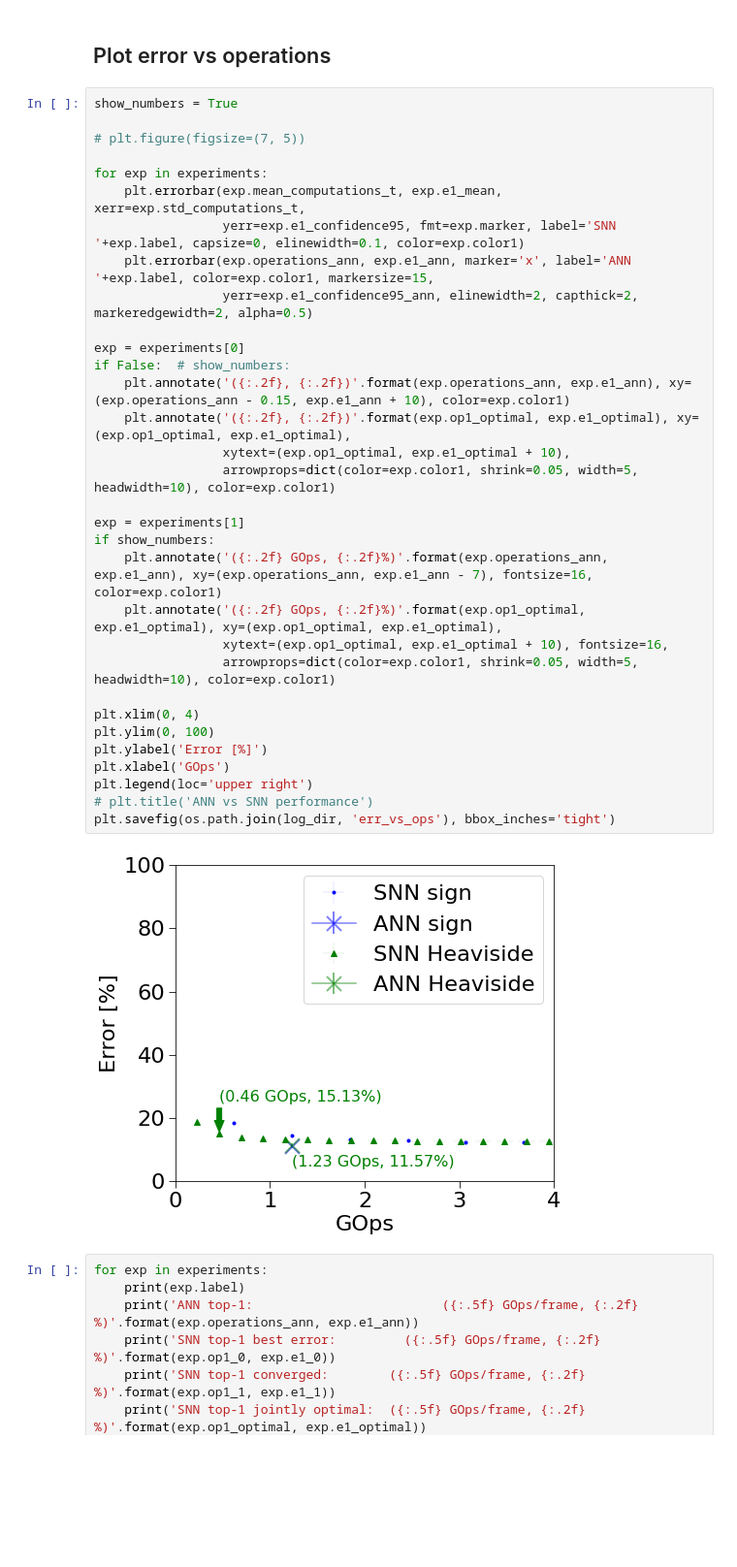
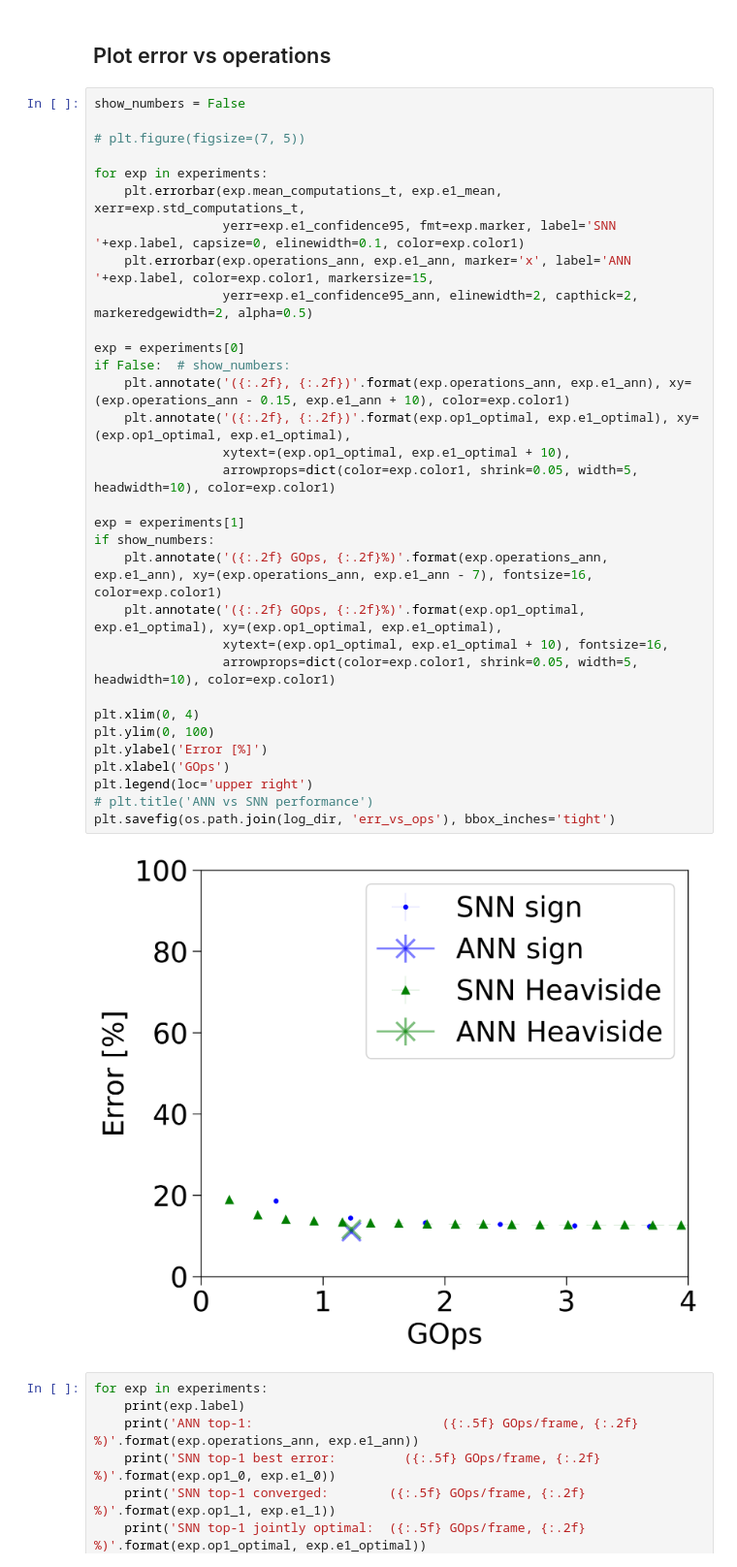
Before and after one commit to NeuromorphicProcessorProject/snn_toolbox, a Jupyter notebook: scripts/low_precision/binarynet_performance.ipynb, the cells around one changed output. Shown at 97% size. Cells and saved outputs as stored; diff of their text form; blank space fills up the shorter version.

```diff
--- a/scripts/low_precision/binarynet_performance.ipynb
+++ b/scripts/low_precision/binarynet_performance.ipynb
@@ -41,39 +45,39 @@ experiments = [exp_sign, exp_heaviside]
 # %% [markdown]
 ## Plot error vs operations
 # %%
-show_numbers = True
+show_numbers = False
 
 # plt.figure(figsize=(7, 5))
 
 for exp in experiments:
     plt.errorbar(exp.mean_computations_t, exp.e1_mean, xerr=exp.std_computations_t,
                  yerr=exp.e1_confidence95, fmt=exp.marker, label='SNN '+exp.label, capsize=0, elinewidth=0.1, color=exp.color1)
     plt.errorbar(exp.operations_ann, exp.e1_ann, marker='x', label='ANN '+exp.label, color=exp.color1, markersize=15,
                  yerr=exp.e1_confidence95_ann, elinewidth=2, capthick=2, markeredgewidth=2, alpha=0.5)
 
 exp = experiments[0]
 if False:  # show_numbers:
     plt.annotate('({:.2f}, {:.2f})'.format(exp.operations_ann, exp.e1_ann), xy=(exp.operations_ann - 0.15, exp.e1_ann + 10), color=exp.color1)
     plt.annotate('({:.2f}, {:.2f})'.format(exp.op1_optimal, exp.e1_optimal), xy=(exp.op1_optimal, exp.e1_optimal),
                  xytext=(exp.op1_optimal, exp.e1_optimal + 10),
                  arrowprops=dict(color=exp.color1, shrink=0.05, width=5, headwidth=10), color=exp.color1)
 
 exp = experiments[1]
 if show_numbers:
     plt.annotate('({:.2f} GOps, {:.2f}%)'.format(exp.operations_ann, exp.e1_ann), xy=(exp.operations_ann, exp.e1_ann - 7), fontsize=16, color=exp.color1)
     plt.annotate('({:.2f} GOps, {:.2f}%)'.format(exp.op1_optimal, exp.e1_optimal), xy=(exp.op1_optimal, exp.e1_optimal),
                  xytext=(exp.op1_optimal, exp.e1_optimal + 10), fontsize=16,
                  arrowprops=dict(color=exp.color1, shrink=0.05, width=5, headwidth=10), color=exp.color1)
 
 plt.xlim(0, 4)
 plt.ylim(0, 100)
 plt.ylabel('Error [%]')
 plt.xlabel('GOps')
 plt.legend(loc='upper right')
 # plt.title('ANN vs SNN performance')
 plt.savefig(os.path.join(log_dir, 'err_vs_ops'), bbox_inches='tight')
 # %% [output]
-[figure, old version]
+[figure, new version]
 # %%
 for exp in experiments:
     print(exp.label)
```
Also changed, not shown: parts of 1 cell of this notebook, 4 other files.
